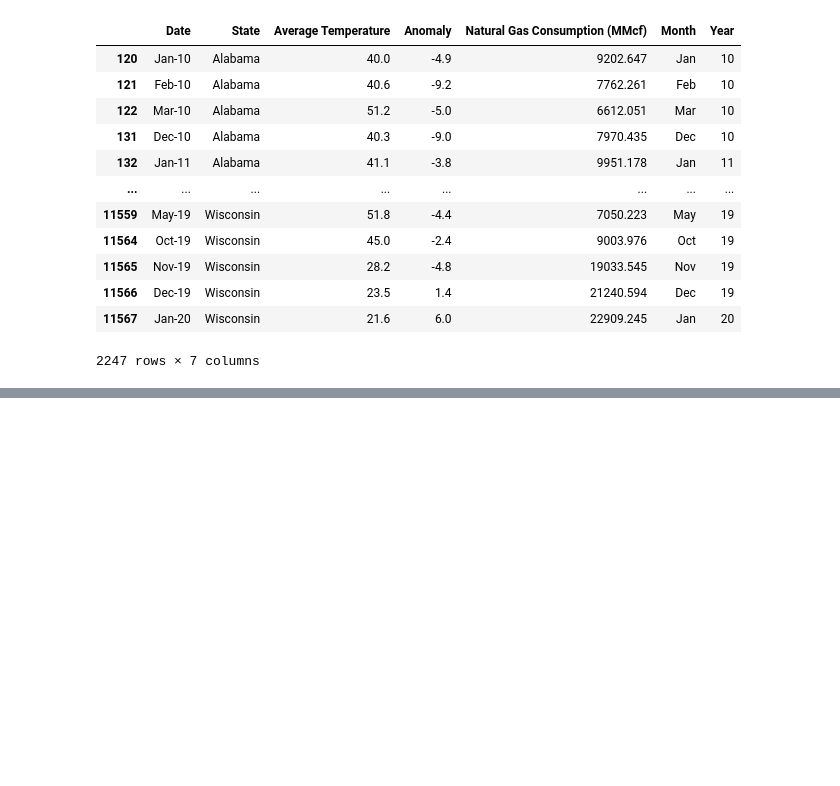
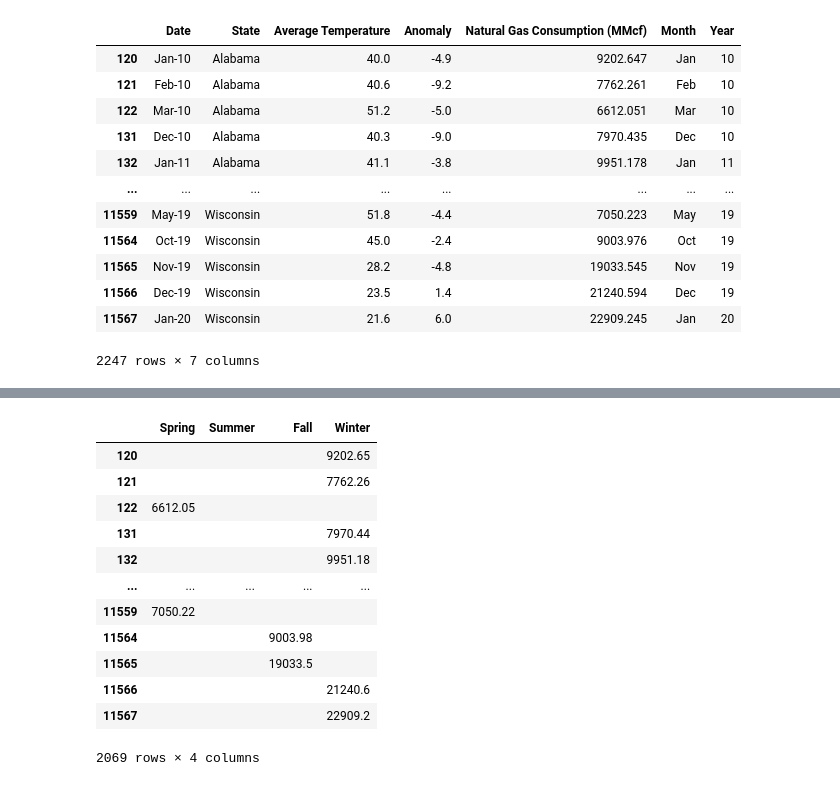
Before and after one commit to kcwf3d/databootcamp_Project_1, a Jupyter notebook: kw/kcw_natural_gas_weather.ipynb, the cells around one changed output, grey strips where cells are left out. Saved outputs shown, nothing was run; the diff lists cells and outputs as text; code cells hidden in the pictures; blank space fills up the shorter version.

```diff
--- a/kw/kcw_natural_gas_weather.ipynb
+++ b/kw/kcw_natural_gas_weather.ipynb
@@ -233,0 +293,17 @@ TypeError: unhashable type: 'dict'
+# %%
+ss_box_df= pd.DataFrame({"Spring":spring_box_data, "Summer":summer_box_data, "Fall": fall_box_data, "Winter": winter_box_data})
+ss_box_df.fillna(" ")
+# %% [output]
+|  | Spring | Summer | Fall | Winter |
+| 120 |  |  |  | 9202.65 |
+| 121 |  |  |  | 7762.26 |
+| 122 | 6612.05 |  |  |  |
+| 131 |  |  |  | 7970.44 |
+| 132 |  |  |  | 9951.18 |
+| ... | ... | ... | ... | ... |
+| 11559 | 7050.22 |  |  |  |
+| 11564 |  |  | 9003.98 |  |
+| 11565 |  |  | 19033.5 |  |
+| 11566 |  |  |  | 21240.6 |
+| 11567 |  |  |  | 22909.2 |
+2069 rows × 4 columns
```
Also changed, not shown: parts of 34 cells of this notebook, 3 other files.
